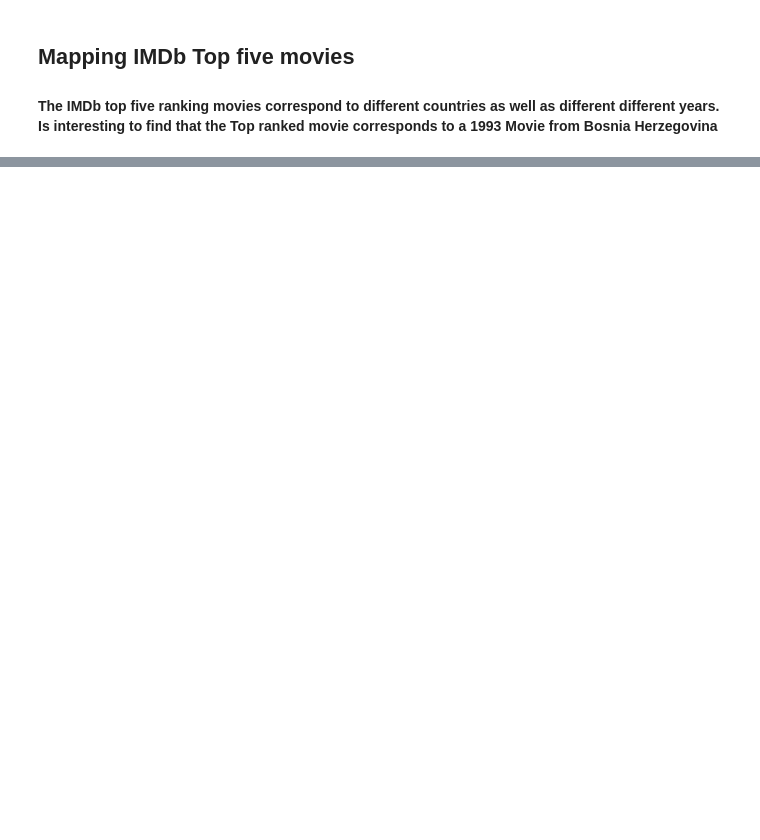
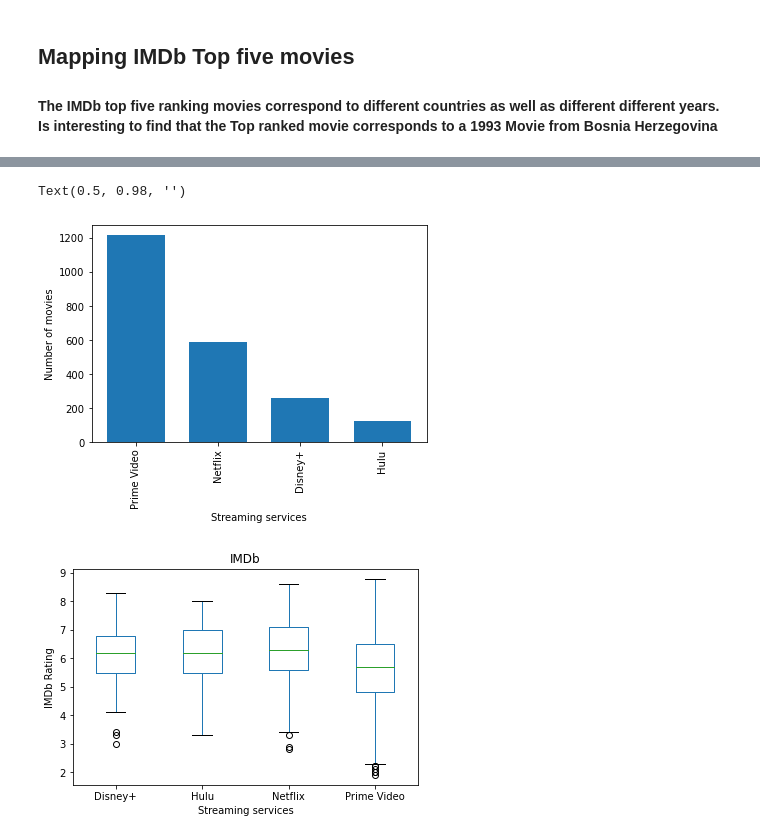
Before and after one commit to RoLDT/project-one-nesfils, a Jupyter notebook: Master Note.ipynb, the cells around one changed output, grey strips where cells are left out. Cells and saved outputs as stored; diff of their text form; code cells hidden in the pictures; blank space fills up the shorter version.

```diff
--- a/Master Note.ipynb
+++ b/Master Note.ipynb
@@ -528,0 +682,26 @@ fig
+# %%
+comedy_df = genre_df.loc[genre_df['Genres']=='Comedy']
+
+comedy_df[['Title','IMDb']][0:10]
+
+
+streaming_service_comedy = comedy_df['Service'].value_counts()
+x_value = streaming_service_comedy.index.values
+y_value=streaming_service_comedy.values
+plt.xlabel('Streaming services')
+plt.ylabel('Number of movies')
+
+
+plt.bar(x_value, y_value, width=.7 )
+plt.xticks(rotation=90)
+
+
+
+comedy_df.boxplot(by='Service', column=['IMDb'],grid = False)
+plt.xlabel('Streaming services')
+plt.ylabel('IMDb Rating')
+plt.suptitle("")
+# %% [output]
+Text(0.5, 0.98, '')
+[figure, added]
+[figure, added]
```
Also changed, not shown: parts of 25 cells of this notebook.
